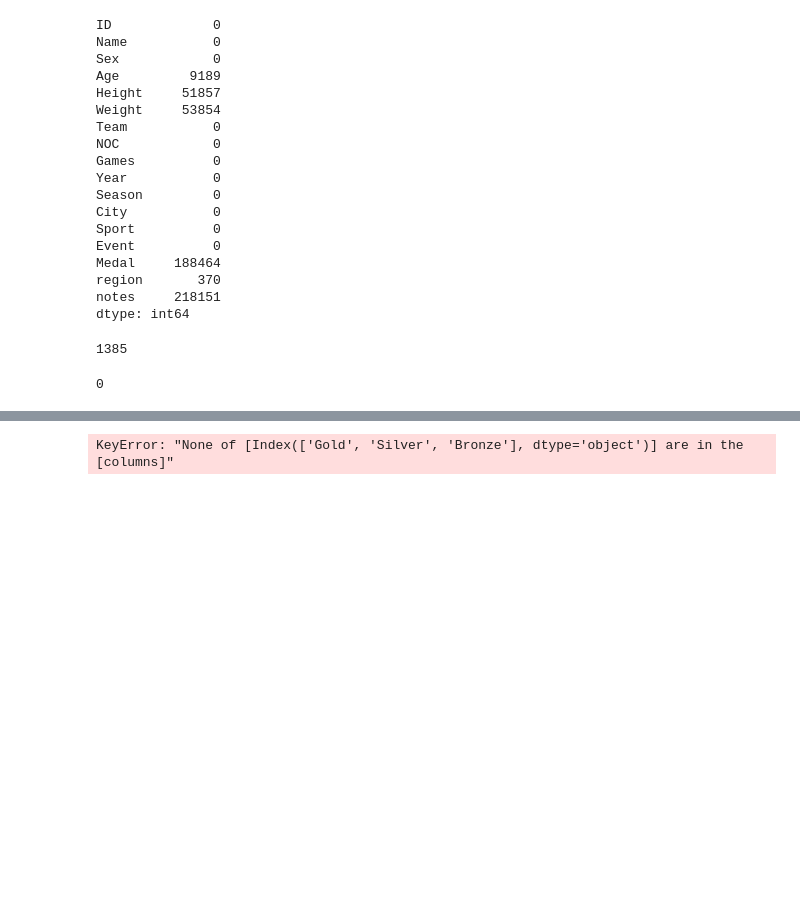
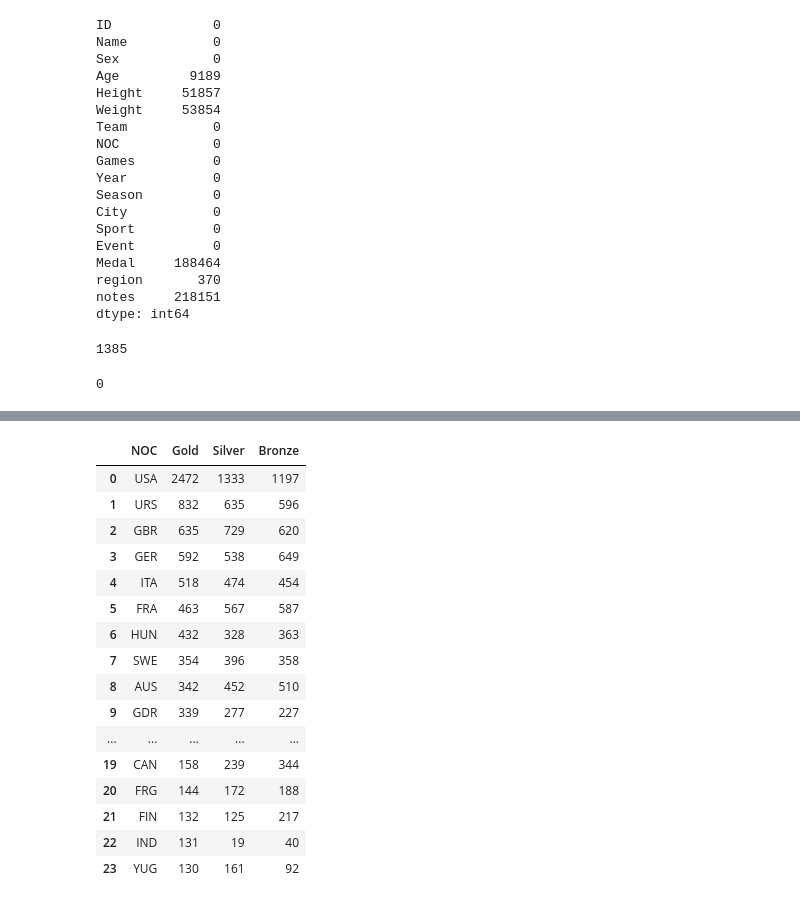
Before and after one commit to namag-ai/olympic-data-analysis, a Jupyter notebook: Olympics-Data-Analysis.ipynb, the cells around one changed output, grey strips where cells are left out. Drawn from its saved outputs; the diff is of its cells as text; code cells hidden in the pictures; blank space fills up the shorter version.

```diff
--- a/Olympics-Data-Analysis.ipynb
+++ b/Olympics-Data-Analysis.ipynb
@@ -138,3 +139,3 @@ pd.get_dummies(df['Medal'])
 221167 rows × 3 columns
 # %%
-pd.concat([df, pd.get_dummies(df['Medal'])],axis = 1)
+df = pd.concat([df, pd.get_dummies(df['Medal'])],axis = 1)
@@ -155,4 +158,21 @@ pd.concat([df, pd.get_dummies(df['Medal'])],axis = 1)
 # %%
-df = df.groupby('NOC').sum()[['Gold','Silver','Bronze']].sort_values('Gold',ascending = False).reset_index()
+ df.groupby('NOC').sum()[['Gold','Silver','Bronze']].sort_values('Gold',ascending = False).reset_index().head(24)
+# heare we see every country have more gold medal compare to actual gold medal they won
 # %% [output]
-KeyError: "None of [Index(['Gold', 'Silver', 'Bronze'], dtype='object')] are in the [columns]"
+|  | NOC | Gold | Silver | Bronze |
+| 0 | USA | 2472 | 1333 | 1197 |
+| 1 | URS | 832 | 635 | 596 |
+| 2 | GBR | 635 | 729 | 620 |
+| 3 | GER | 592 | 538 | 649 |
+| 4 | ITA | 518 | 474 | 454 |
+| 5 | FRA | 463 | 567 | 587 |
+| 6 | HUN | 432 | 328 | 363 |
+| 7 | SWE | 354 | 396 | 358 |
+| 8 | AUS | 342 | 452 | 510 |
+| 9 | GDR | 339 | 277 | 227 |
+| ... | ... | ... | ... | ... |
+| 19 | CAN | 158 | 239 | 344 |
+| 20 | FRG | 144 | 172 | 188 |
+| 21 | FIN | 132 | 125 | 217 |
+| 22 | IND | 131 | 19 | 40 |
+| 23 | YUG | 130 | 161 | 92 |
```
Also changed, not shown: parts of 17 cells of this notebook, 3 other files.
